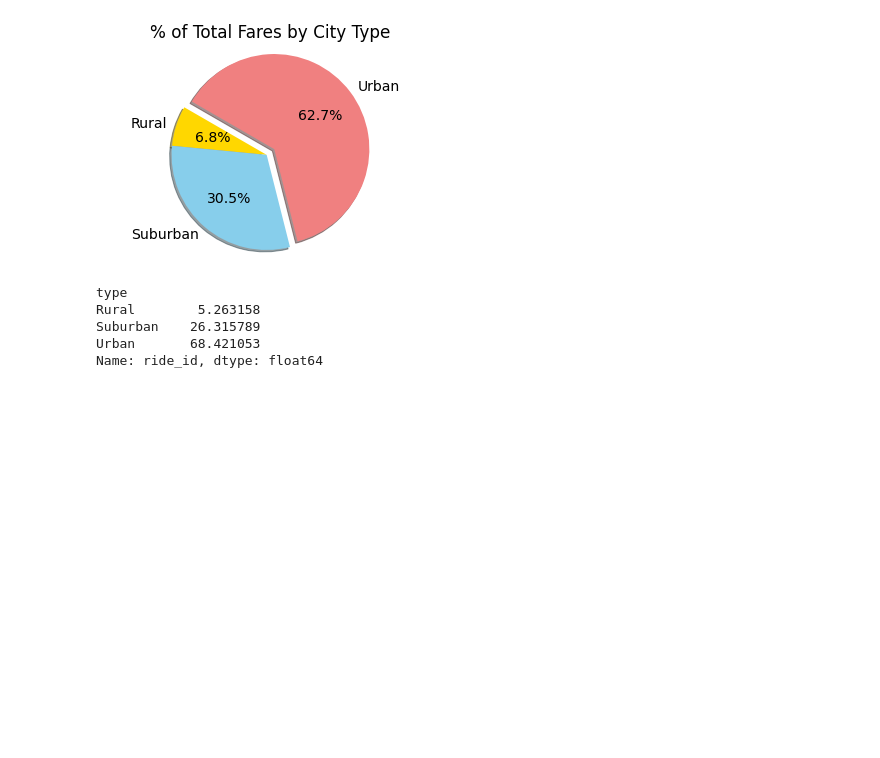
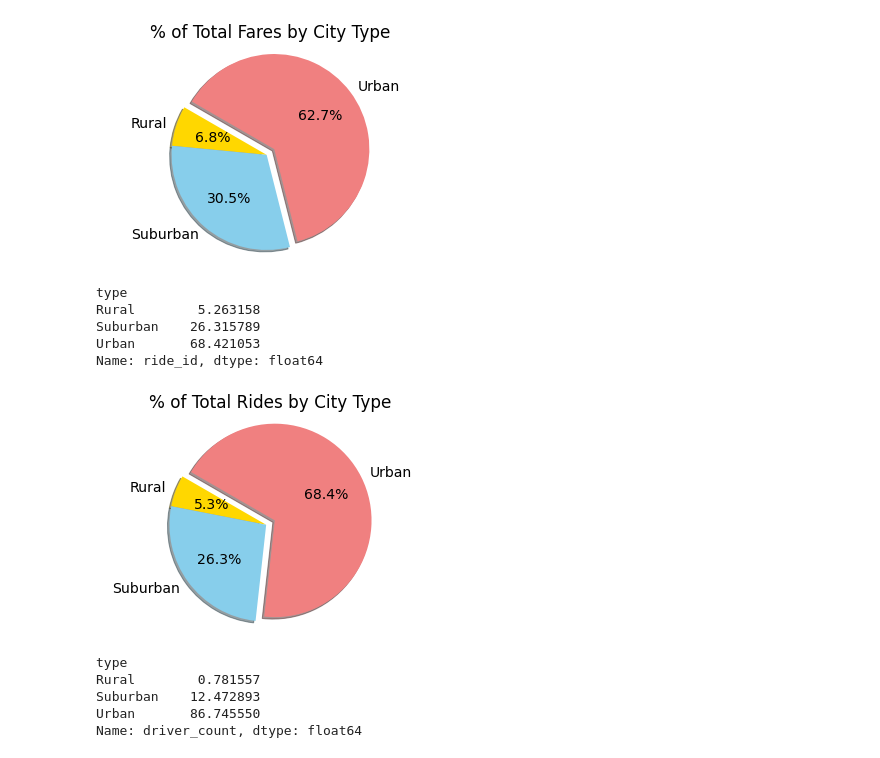
Before and after one commit to MDaily7/PyBer_Analysis, a Jupyter notebook: Pyber.ipynb, the cells around one changed output. Saved outputs shown, nothing was run; the diff lists cells and outputs as text; code cells hidden in the pictures; blank space fills up the shorter version.

```diff
--- a/Pyber.ipynb
+++ b/Pyber.ipynb
@@ -443,12 +443,24 @@ Suburban    26.315789
 Urban       68.421053
 Name: ride_id, dtype: float64
 # %%
-# Create a Pie Chart for the city types based on their percentage of the total fare
+# Create a Pie Chart for the city types based on their percentage of the total rides
 labels = ['Rural', 'Suburban', 'Urban']
 colors = ['gold', 'skyblue', 'lightcoral']
 explode_values = [0, 0, .1]
-plt.pie(type_percents, labels=labels, colors=colors, shadow=True, autopct='%1.1f%%', explode=explode_values, startangle=150)
+plt.pie(ride_percents, labels=labels, colors=colors, shadow=True, autopct='%1.1f%%', explode=explode_values, startangle=150)
 plt.axis('equal')
-plt.title('% of Total Fares by City Type')
+plt.title('% of Total Rides by City Type')
 mpl.rcParams['font.size'] = 14
-plt.savefig('Analysis/Fig5.png')
+plt.savefig('Analysis/Fig6.png')
+# %% [output]
+[figure, added]
+# %%
+# total drivers by city type
+drivers_percents = 100* (pyber_data_df.groupby(['type']).sum()['driver_count']) / (pyber_data_df['driver_count'].sum())
+drivers_percents
+# %% [output]
+type
+Rural        0.781557
+Suburban    12.472893
+Urban       86.745550
+Name: driver_count, dtype: float64
```
Also changed, not shown: 1 other file.
